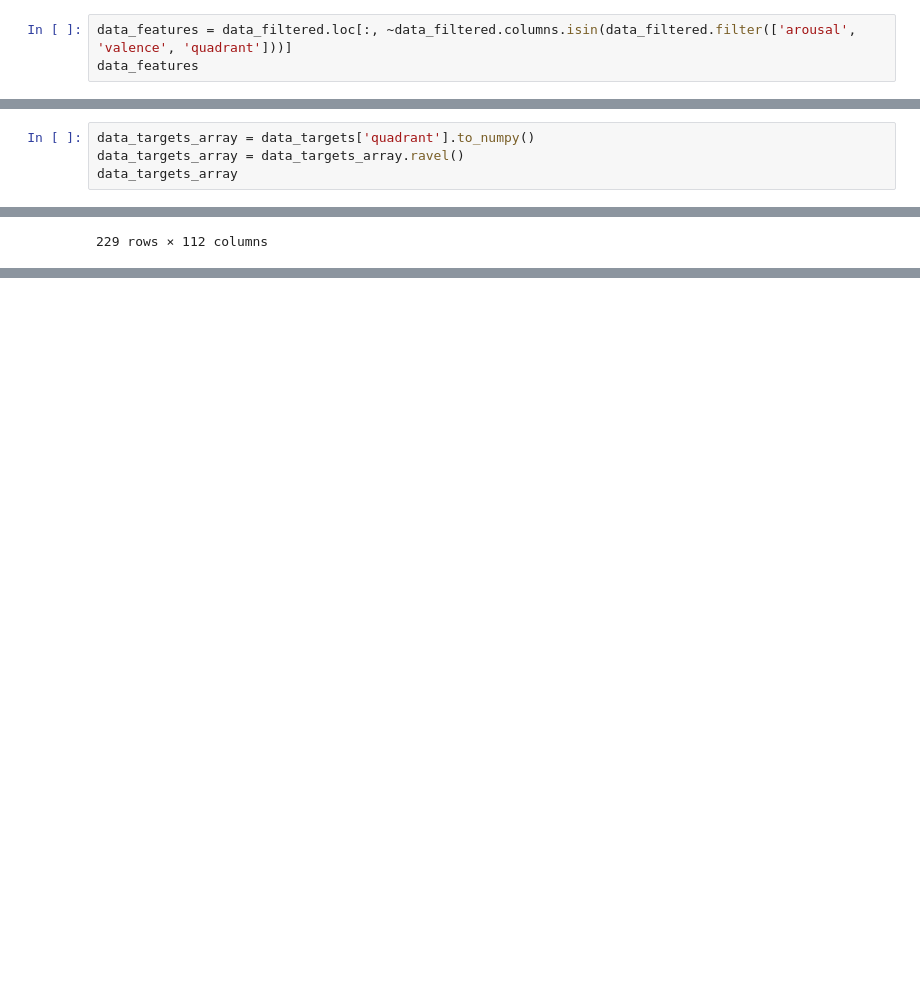
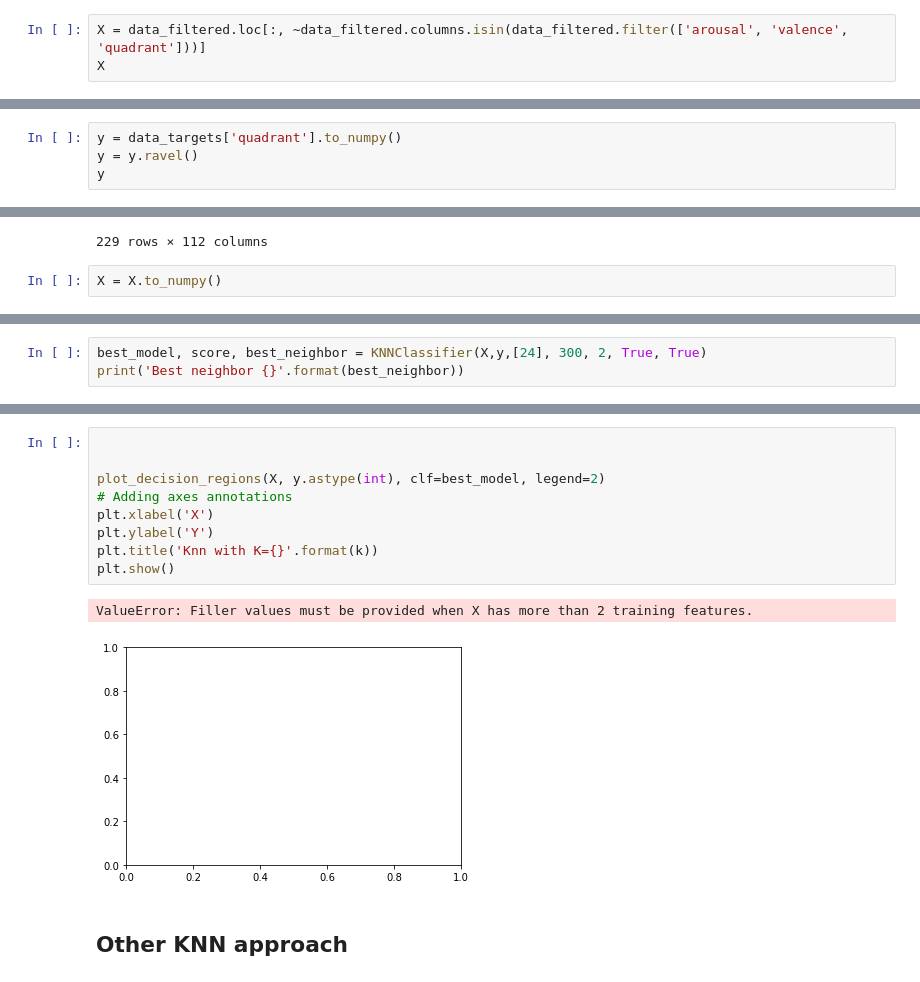
Before and after one commit to Madhu-Mitra/MLPC, a Jupyter notebook: Task3_CrossVal_Herwig.ipynb, the cells around one changed output, grey strips where cells are left out. Cells and saved outputs as stored; diff of their text form; blank space fills up the shorter version.

```diff
--- a/Task3_CrossVal_Herwig.ipynb
+++ b/Task3_CrossVal_Herwig.ipynb
@@ -412,8 +418,8 @@ data_targets
 # %% [markdown]
 <h3>Dataframe containing the features</h3>
 # %%
-data_features = data_filtered.loc[:, ~data_filtered.columns.isin(data_filtered.filter(['arousal', 'valence', 'quadrant']))]
-data_features
+X = data_filtered.loc[:, ~data_filtered.columns.isin(data_filtered.filter(['arousal', 'valence', 'quadrant']))]
+X
 # %% [output]
 |  | pianist_id | segment_id | snippet_id | essentia_dissonance_mean | essentia_dissonance_stdev | essentia_dynamic_complexity | ... |
 | 0 | 1 | 0 | 0 | 0.192237 | 0.059404 | 2.040252 | ... |
@@ -429,9 +435,9 @@ data_features
 | 2281 | 11 | 26 | 6 | 0.208580 | 0.087355 | 13.824711 | ... |
 2282 rows × 112 columns
 # %%
-data_targets_array = data_targets['quadrant'].to_numpy()
-data_targets_array = data_targets_array.ravel()
-data_targets_array
+y = data_targets['quadrant'].to_numpy()
+y = y.ravel()
+y
 # %% [output]
 array([3., 3., 3., ..., 1., 1., 1.])
 # %% [markdown]
@@ -475,3 +481,5 @@ test
 | 2258 | 11 | 24 | 1 | 0.170429 | 0.064642 | 3.810143 | ... |
 | 2273 | 11 | 25 | 9 | 0.150532 | 0.056817 | 1.831681 | ... |
 229 rows × 112 columns
+# %%
+X = X.to_numpy()
@@ -477,0 +549,3 @@ test
+# %%
+best_model, score, best_neighbor = KNNClassifier(X,y,[24], 300, 2, True, True)
+print('Best neighbor {}'.format(best_neighbor))
@@ -477,0 +566,14 @@ test
+# %%
+
+
+plot_decision_regions(X, y.astype(int), clf=best_model, legend=2)
+# Adding axes annotations
+plt.xlabel('X')
+plt.ylabel('Y')
+plt.title('Knn with K={}'.format(k))
+plt.show()
+# %% [output]
+ValueError: Filler values must be provided when X has more than 2 training features.
+[figure, added]
+# %% [markdown]
+<h2>Other KNN approach</h2>
```
Also changed, not shown: parts of 15 cells of this notebook.
